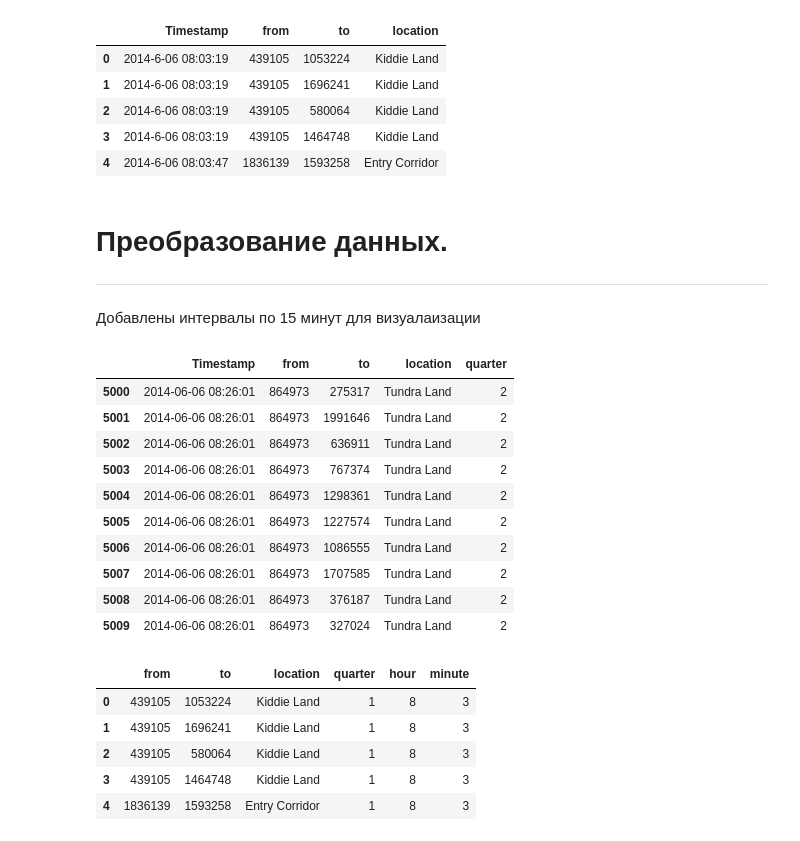
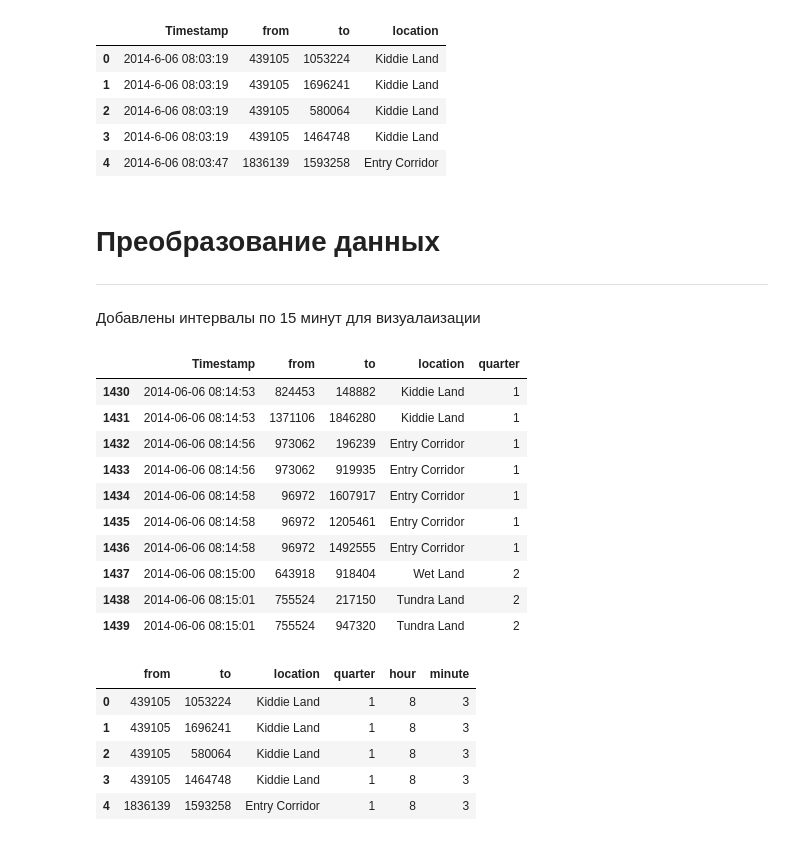
Before and after one commit to ekttd/VAST-Challenge, a Jupyter notebook: VAST_Challenge.ipynb, the cells around one changed output. Drawn from its saved outputs; the diff is of its cells as text; code cells hidden in the pictures.

```diff
--- a/VAST_Challenge.ipynb
+++ b/VAST_Challenge.ipynb
@@ -16,7 +16,7 @@ df.head()
 | 3 | 2014-6-06 08:03:19 | 439105 | 1464748 | Kiddie Land |
 | 4 | 2014-6-06 08:03:47 | 1836139 | 1593258 | Entry Corridor |
 # %% [markdown]
-# **Преобразование данных.**
+# **Преобразование данных**
 
 ---
 Добавлены интервалы по 15 минут для визуалаизации
@@ -26,29 +26,30 @@ import numpy as np
 # %%
 # вообще Timestamp и так был datetime, но почему-то
 # без явного преобразования дальше не работает(
 
 df['Timestamp'] = pd.to_datetime(df['Timestamp'])
 start_time = df['Timestamp'].iloc[0]
 
+start_hour = start_time.floor('h') # округление до начала часа
 # сколько минут прошло от первой записи
-minutes_from_start = (df['Timestamp'] - start_time).dt.total_seconds() // 60
+minutes_from_start = (df['Timestamp'] - start_hour).dt.total_seconds() // 60
 
 # метка интервала - делим всю колонку на 15, получается номер интервала
 df['quarter'] = (minutes_from_start // 15 + 1).astype(int)
 
-df[5000:5010]
+df[1430:1440]
 # %% [output]
 |  | Timestamp | from | to | location | quarter |
-| 5000 | 2014-06-06 08:26:01 | 864973 | 275317 | Tundra Land | 2 |
-| 5001 | 2014-06-06 08:26:01 | 864973 | 1991646 | Tundra Land | 2 |
-| 5002 | 2014-06-06 08:26:01 | 864973 | 636911 | Tundra Land | 2 |
-| 5003 | 2014-06-06 08:26:01 | 864973 | 767374 | Tundra Land | 2 |
-| 5004 | 2014-06-06 08:26:01 | 864973 | 1298361 | Tundra Land | 2 |
-| 5005 | 2014-06-06 08:26:01 | 864973 | 1227574 | Tundra Land | 2 |
-| 5006 | 2014-06-06 08:26:01 | 864973 | 1086555 | Tundra Land | 2 |
-| 5007 | 2014-06-06 08:26:01 | 864973 | 1707585 | Tundra Land | 2 |
-| 5008 | 2014-06-06 08:26:01 | 864973 | 376187 | Tundra Land | 2 |
-| 5009 | 2014-06-06 08:26:01 | 864973 | 327024 | Tundra Land | 2 |
+| 1430 | 2014-06-06 08:14:53 | 824453 | 148882 | Kiddie Land | 1 |
+| 1431 | 2014-06-06 08:14:53 | 1371106 | 1846280 | Kiddie Land | 1 |
+| 1432 | 2014-06-06 08:14:56 | 973062 | 196239 | Entry Corridor | 1 |
+| 1433 | 2014-06-06 08:14:56 | 973062 | 919935 | Entry Corridor | 1 |
+| 1434 | 2014-06-06 08:14:58 | 96972 | 1607917 | Entry Corridor | 1 |
+| 1435 | 2014-06-06 08:14:58 | 96972 | 1205461 | Entry Corridor | 1 |
+| 1436 | 2014-06-06 08:14:58 | 96972 | 1492555 | Entry Corridor | 1 |
+| 1437 | 2014-06-06 08:15:00 | 643918 | 918404 | Wet Land | 2 |
+| 1438 | 2014-06-06 08:15:01 | 755524 | 217150 | Tundra Land | 2 |
+| 1439 | 2014-06-06 08:15:01 | 755524 | 947320 | Tundra Land | 2 |
 # %%
 df['hour'] = df['Timestamp'].dt.hour
 df['minute'] = df['Timestamp'].dt.minute
```
Also changed, not shown: parts of 7 cells of this notebook.
